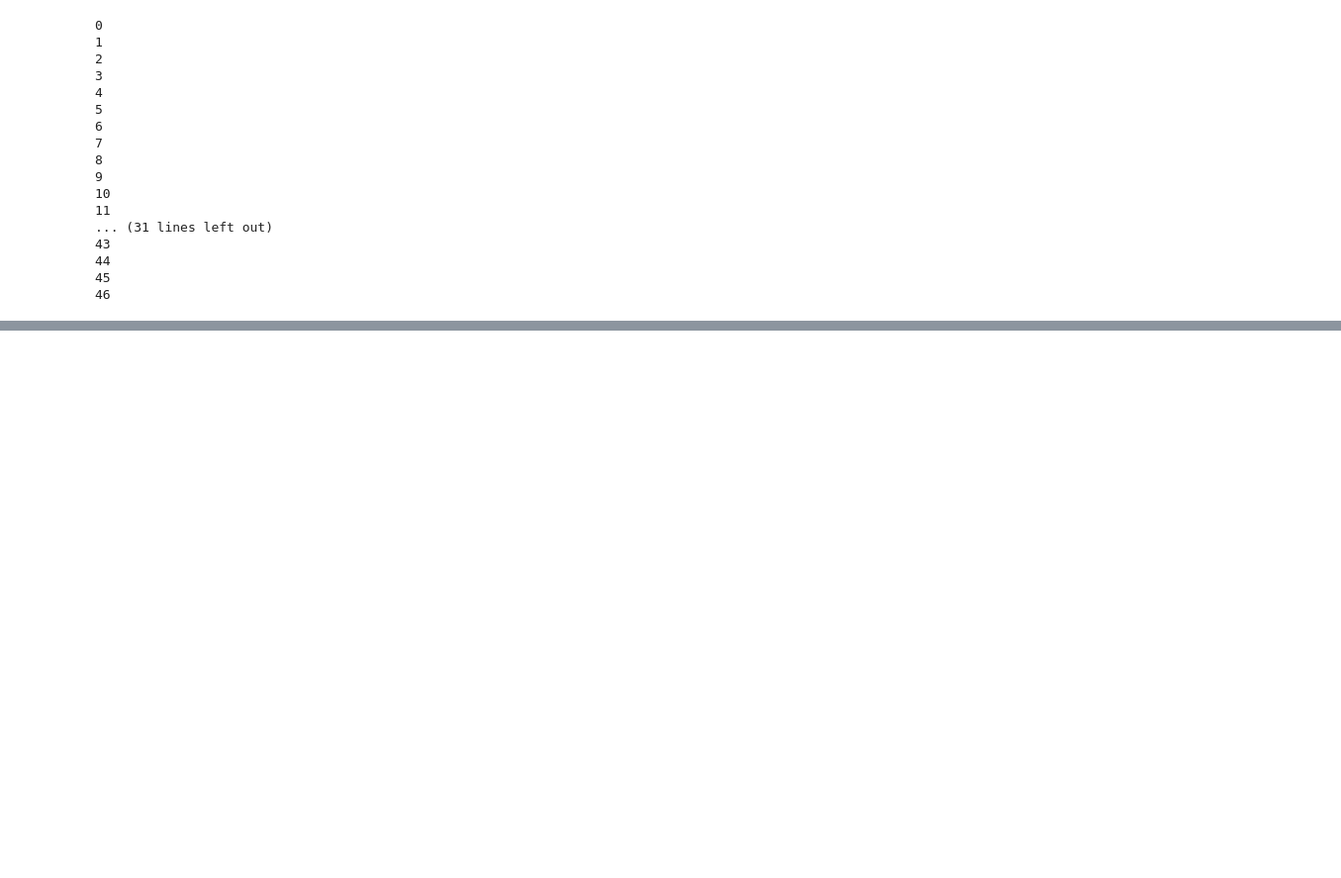
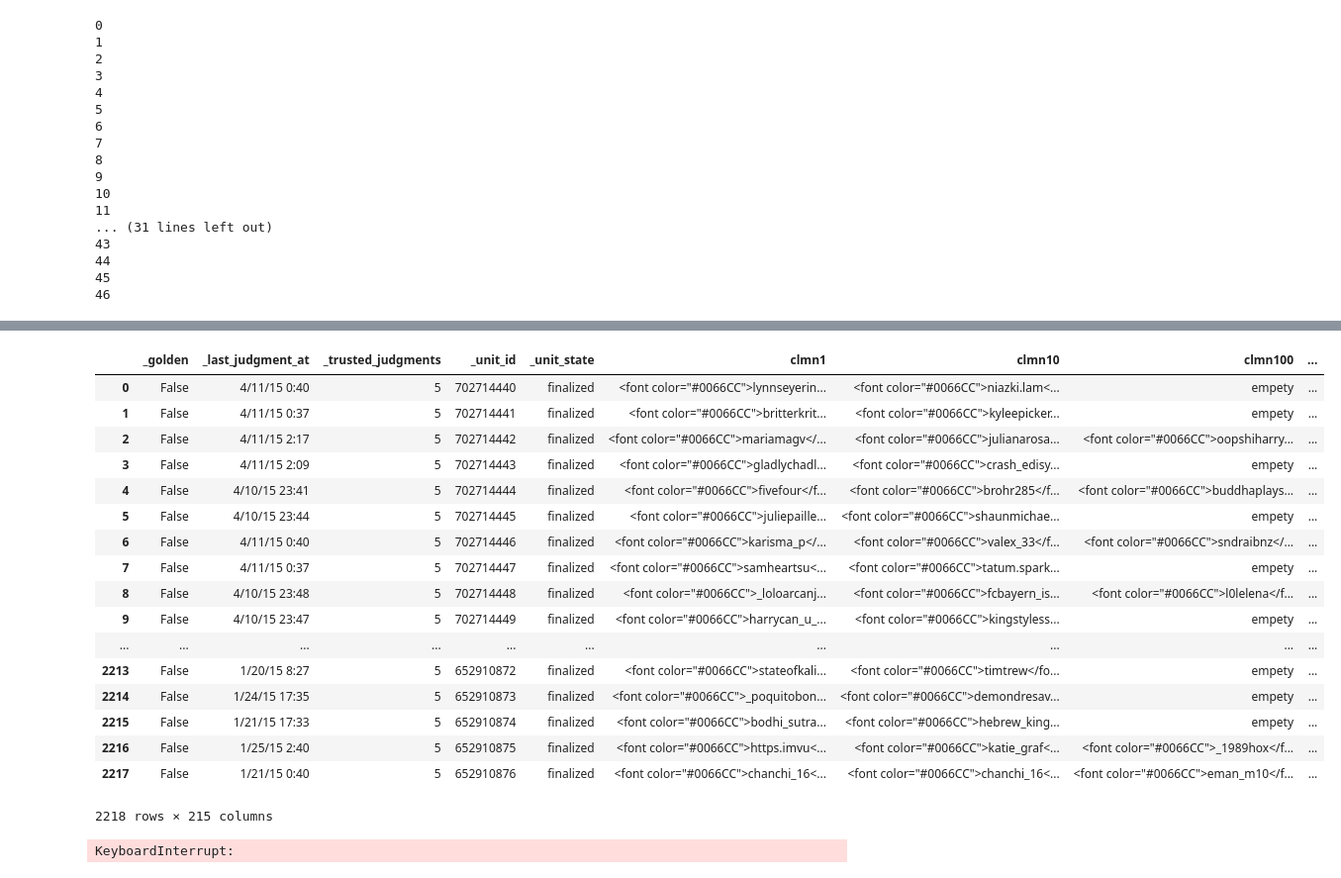
Before and after one commit to Hitkul/Analysis-of-Trolling-prone-images, a Jupyter notebook: dataset_analysis .ipynb, the cells around one changed output, grey strips where cells are left out. Shown at 99% size. Cells and saved outputs as stored; diff of their text form; code cells hidden in the pictures; blank space fills up the shorter version.

```diff
--- a/dataset_analysis .ipynb
+++ b/dataset_analysis .ipynb
@@ -451,0 +459,2 @@ with open(f'data/jsons/username_file_mapping.json','w') as fp:
+# %%
+final_df = pd.concat([df_0_10,df_10_40,df_40], ignore_index=True)
@@ -451,0 +469,21 @@ with open(f'data/jsons/username_file_mapping.json','w') as fp:
+# %%
+final_df
+# %% [output]
+|  | _golden | _last_judgment_at | _trusted_judgments | _unit_id | _unit_state | clmn1 | clmn10 | clmn100 | ... |
+| 0 | False | 4/11/15 0:40 | 5 | 702714440 | finalized | <font color="#0066CC">lynnseyerin... | <font color="#0066CC">niazki.lam<... | empety | ... |
+| 1 | False | 4/11/15 0:37 | 5 | 702714441 | finalized | <font color="#0066CC">britterkrit... | <font color="#0066CC">kyleepicker... | empety | ... |
+| 2 | False | 4/11/15 2:17 | 5 | 702714442 | finalized | <font color="#0066CC">mariamagv</... | <font color="#0066CC">julianarosa... | <font color="#0066CC">oopshiharry... | ... |
+| 3 | False | 4/11/15 2:09 | 5 | 702714443 | finalized | <font color="#0066CC">gladlychadl... | <font color="#0066CC">crash_edisy... | empety | ... |
+| 4 | False | 4/10/15 23:41 | 5 | 702714444 | finalized | <font color="#0066CC">fivefour</f... | <font color="#0066CC">brohr285</f... | <font color="#0066CC">buddhaplays... | ... |
+| 5 | False | 4/10/15 23:44 | 5 | 702714445 | finalized | <font color="#0066CC">juliepaille... | <font color="#0066CC">shaunmichae... | empety | ... |
+| 6 | False | 4/11/15 0:40 | 5 | 702714446 | finalized | <font color="#0066CC">karisma_p</... | <font color="#0066CC">valex_33</f... | <font color="#0066CC">sndraibnz</... | ... |
+| 7 | False | 4/11/15 0:37 | 5 | 702714447 | finalized | <font color="#0066CC">samheartsu<... | <font color="#0066CC">tatum.spark... | empety | ... |
+| 8 | False | 4/10/15 23:48 | 5 | 702714448 | finalized | <font color="#0066CC">_loloarcanj... | <font color="#0066CC">fcbayern_is... | <font color="#0066CC">l0lelena</f... | ... |
+| 9 | False | 4/10/15 23:47 | 5 | 702714449 | finalized | <font color="#0066CC">harrycan_u_... | <font color="#0066CC">kingstyless... | empety | ... |
+| ... | ... | ... | ... | ... | ... | ... | ... | ... | ... |
+| 2213 | False | 1/20/15 8:27 | 5 | 652910872 | finalized | <font color="#0066CC">stateofkali... | <font color="#0066CC">timtrew</fo... | empety | ... |
+| 2214 | False | 1/24/15 17:35 | 5 | 652910873 | finalized | <font color="#0066CC">_poquitobon... | <font color="#0066CC">demondresav... | empety | ... |
+| 2215 | False | 1/21/15 17:33 | 5 | 652910874 | finalized | <font color="#0066CC">bodhi_sutra... | <font color="#0066CC">hebrew_king... | empety | ... |
+| 2216 | False | 1/25/15 2:40 | 5 | 652910875 | finalized | <font color="#0066CC">https.imvu<... | <font color="#0066CC">katie_graf<... | <font color="#0066CC">_1989hox</f... | ... |
+| 2217 | False | 1/21/15 0:40 | 5 | 652910876 | finalized | <font color="#0066CC">chanchi_16<... | <font color="#0066CC">chanchi_16<... | <font color="#0066CC">eman_m10</f... | ... |
+2218 rows × 215 columns
@@ -451,0 +522,5 @@ with open(f'data/jsons/username_file_mapping.json','w') as fp:
+# %%
+# final_df['image_names'] =
+final_df.apply (lambda row: get_image_id(row),axis=1)
+# %% [output]
+KeyboardInterrupt:
```
Also changed, not shown: parts of 6 cells of this notebook.
